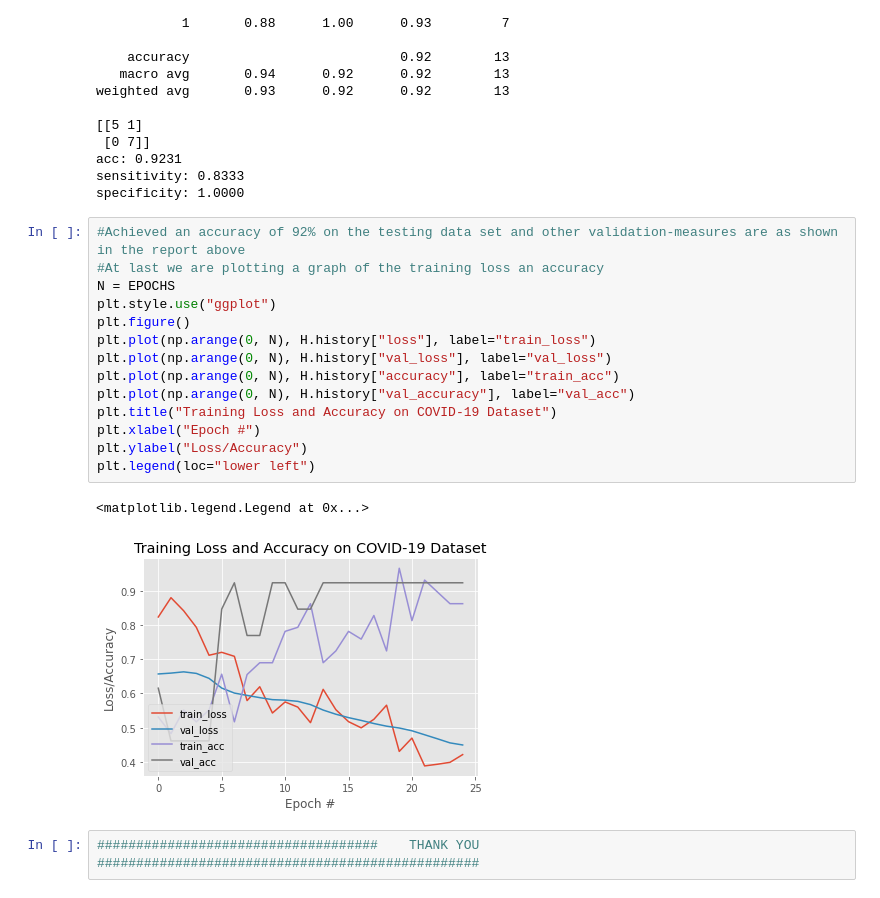
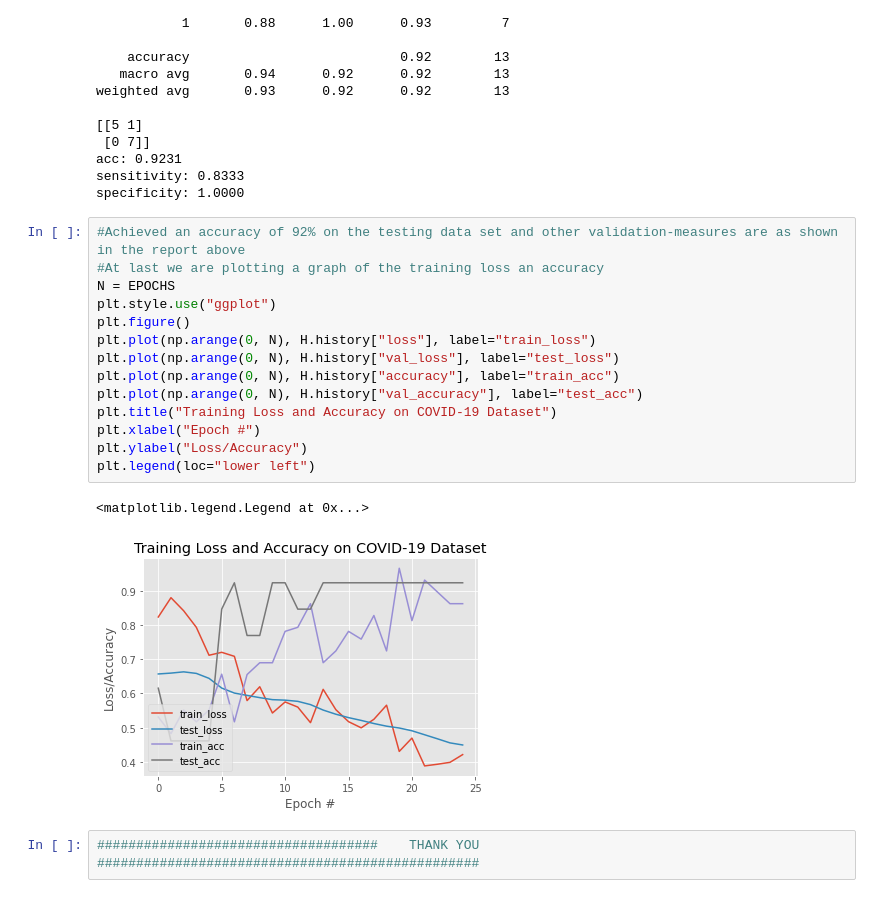
Before and after one commit to PunyabratSaikia/Covid-19-prediction, a Jupyter notebook: Covid-19.ipynb, the cells around one changed output. Drawn from its saved outputs; the diff is of its cells as text.

```diff
--- a/Covid-19.ipynb
+++ b/Covid-19.ipynb
@@ -221,19 +221,19 @@ specificity: 1.0000
 # %%
 #Achieved an accuracy of 92% on the testing data set and other validation-measures are as shown in the report above
 #At last we are plotting a graph of the training loss an accuracy
 N = EPOCHS
 plt.style.use("ggplot")
 plt.figure()
 plt.plot(np.arange(0, N), H.history["loss"], label="train_loss")
-plt.plot(np.arange(0, N), H.history["val_loss"], label="val_loss")
+plt.plot(np.arange(0, N), H.history["val_loss"], label="test_loss")
 plt.plot(np.arange(0, N), H.history["accuracy"], label="train_acc")
-plt.plot(np.arange(0, N), H.history["val_accuracy"], label="val_acc")
+plt.plot(np.arange(0, N), H.history["val_accuracy"], label="test_acc")
 plt.title("Training Loss and Accuracy on COVID-19 Dataset")
 plt.xlabel("Epoch #")
 plt.ylabel("Loss/Accuracy")
 plt.legend(loc="lower left")
 # %% [output]
 <matplotlib.legend.Legend at 0x...>
-[figure, old version]
+[figure, new version]
 # %%
 ####################################    THANK YOU     #################################################
```
